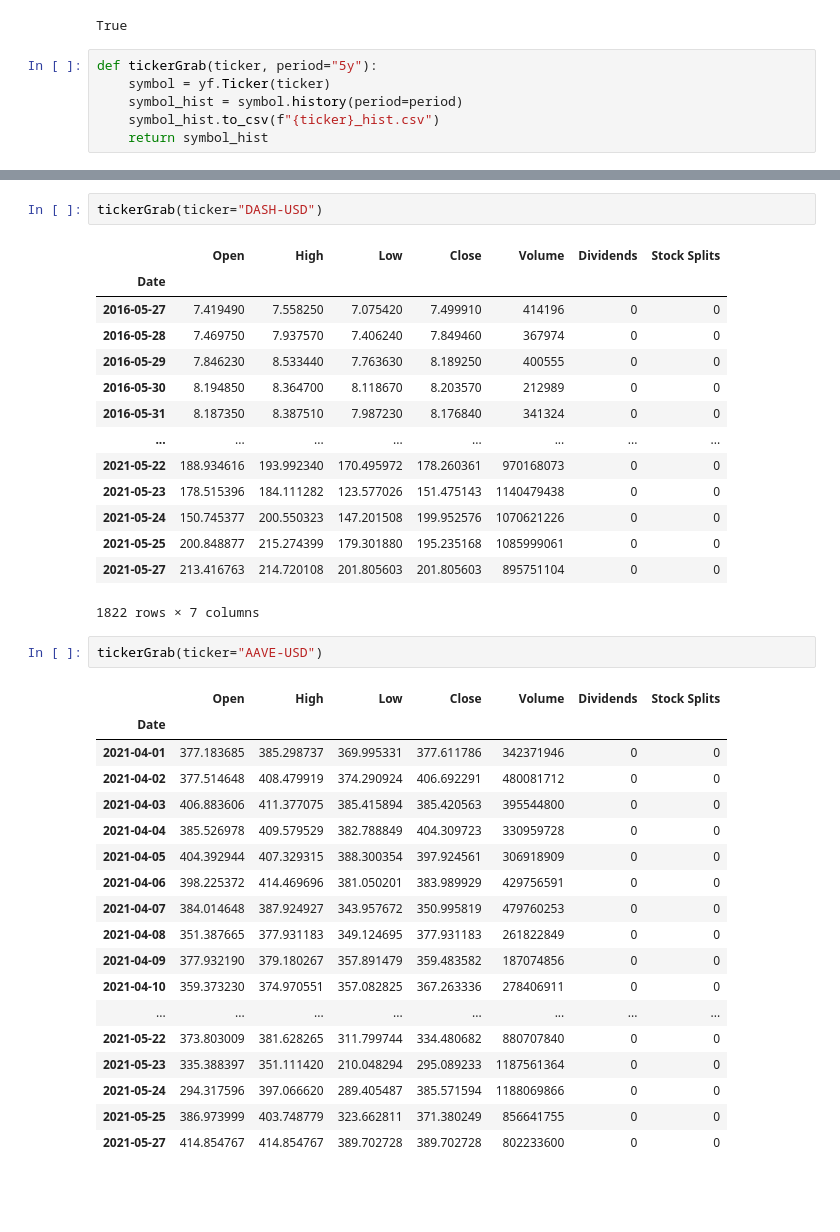
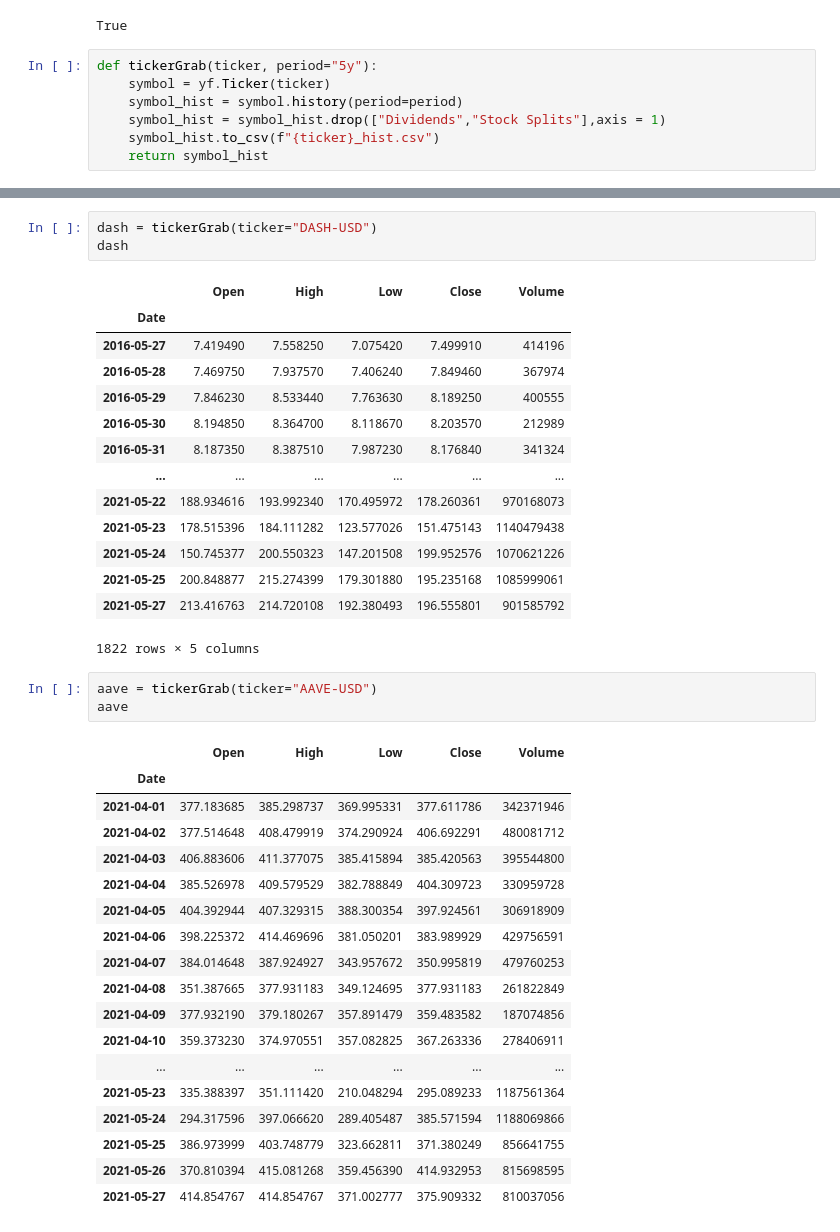
Before and after one commit to Jfrog242/ideal_crypto_stock_portfolio, a Jupyter notebook: crypto_dataframe.ipynb, the cells around one changed output, grey strips where cells are left out. Cells and saved outputs as stored; diff of their text form; blank space fills up the shorter version.

```diff
--- a/crypto_dataframe.ipynb
+++ b/crypto_dataframe.ipynb
@@ -12,6 +12,7 @@ True
 def tickerGrab(ticker, period="5y"):
     symbol = yf.Ticker(ticker)
     symbol_hist = symbol.history(period=period)
+    symbol_hist = symbol_hist.drop(["Dividends","Stock Splits"],axis = 1)
     symbol_hist.to_csv(f"{ticker}_hist.csv")
     return symbol_hist
 # %%
@@ -156,38 +165,40 @@ tickerGrab(ticker="ADA-USD")
 # %%
-tickerGrab(ticker="DASH-USD")
+dash = tickerGrab(ticker="DASH-USD")
+dash
 # %% [output]
-|  | Open | High | Low | Close | Volume | Dividends | Stock Splits |
-| Date |  |  |  |  |  |  |  |
-| 2016-05-27 | 7.419490 | 7.558250 | 7.075420 | 7.499910 | 414196 | 0 | 0 |
-| 2016-05-28 | 7.469750 | 7.937570 | 7.406240 | 7.849460 | 367974 | 0 | 0 |
-| 2016-05-29 | 7.846230 | 8.533440 | 7.763630 | 8.189250 | 400555 | 0 | 0 |
-| 2016-05-30 | 8.194850 | 8.364700 | 8.118670 | 8.203570 | 212989 | 0 | 0 |
-| 2016-05-31 | 8.187350 | 8.387510 | 7.987230 | 8.176840 | 341324 | 0 | 0 |
-| ... | ... | ... | ... | ... | ... | ... | ... |
-| 2021-05-22 | 188.934616 | 193.992340 | 170.495972 | 178.260361 | 970168073 | 0 | 0 |
-| 2021-05-23 | 178.515396 | 184.111282 | 123.577026 | 151.475143 | 1140479438 | 0 | 0 |
-| 2021-05-24 | 150.745377 | 200.550323 | 147.201508 | 199.952576 | 1070621226 | 0 | 0 |
-| 2021-05-25 | 200.848877 | 215.274399 | 179.301880 | 195.235168 | 1085999061 | 0 | 0 |
-| 2021-05-27 | 213.416763 | 214.720108 | 201.805603 | 201.805603 | 895751104 | 0 | 0 |
+|  | Open | High | Low | Close | Volume |
+| Date |  |  |  |  |  |
+| 2016-05-27 | 7.419490 | 7.558250 | 7.075420 | 7.499910 | 414196 |
+| 2016-05-28 | 7.469750 | 7.937570 | 7.406240 | 7.849460 | 367974 |
+| 2016-05-29 | 7.846230 | 8.533440 | 7.763630 | 8.189250 | 400555 |
+| 2016-05-30 | 8.194850 | 8.364700 | 8.118670 | 8.203570 | 212989 |
+| 2016-05-31 | 8.187350 | 8.387510 | 7.987230 | 8.176840 | 341324 |
+| ... | ... | ... | ... | ... | ... |
+| 2021-05-22 | 188.934616 | 193.992340 | 170.495972 | 178.260361 | 970168073 |
+| 2021-05-23 | 178.515396 | 184.111282 | 123.577026 | 151.475143 | 1140479438 |
+| 2021-05-24 | 150.745377 | 200.550323 | 147.201508 | 199.952576 | 1070621226 |
+| 2021-05-25 | 200.848877 | 215.274399 | 179.301880 | 195.235168 | 1085999061 |
+| 2021-05-27 | 213.416763 | 214.720108 | 192.380493 | 196.555801 | 901585792 |
-1822 rows × 7 columns
+1822 rows × 5 columns
 # %%
-tickerGrab(ticker="AAVE-USD")
+aave = tickerGrab(ticker="AAVE-USD")
+aave
 # %% [output]
-|  | Open | High | Low | Close | Volume | Dividends | Stock Splits |
-| Date |  |  |  |  |  |  |  |
-| 2021-04-01 | 377.183685 | 385.298737 | 369.995331 | 377.611786 | 342371946 | 0 | 0 |
-| 2021-04-02 | 377.514648 | 408.479919 | 374.290924 | 406.692291 | 480081712 | 0 | 0 |
-| 2021-04-03 | 406.883606 | 411.377075 | 385.415894 | 385.420563 | 395544800 | 0 | 0 |
-| 2021-04-04 | 385.526978 | 409.579529 | 382.788849 | 404.309723 | 330959728 | 0 | 0 |
-| 2021-04-05 | 404.392944 | 407.329315 | 388.300354 | 397.924561 | 306918909 | 0 | 0 |
-| 2021-04-06 | 398.225372 | 414.469696 | 381.050201 | 383.989929 | 429756591 | 0 | 0 |
-| 2021-04-07 | 384.014648 | 387.924927 | 343.957672 | 350.995819 | 479760253 | 0 | 0 |
-| 2021-04-08 | 351.387665 | 377.931183 | 349.124695 | 377.931183 | 261822849 | 0 | 0 |
-| 2021-04-09 | 377.932190 | 379.180267 | 357.891479 | 359.483582 | 187074856 | 0 | 0 |
-| 2021-04-10 | 359.373230 | 374.970551 | 357.082825 | 367.263336 | 278406911 | 0 | 0 |
-| ... | ... | ... | ... | ... | ... | ... | ... |
-| 2021-05-22 | 373.803009 | 381.628265 | 311.799744 | 334.480682 | 880707840 | 0 | 0 |
-| 2021-05-23 | 335.388397 | 351.111420 | 210.048294 | 295.089233 | 1187561364 | 0 | 0 |
-| 2021-05-24 | 294.317596 | 397.066620 | 289.405487 | 385.571594 | 1188069866 | 0 | 0 |
-| 2021-05-25 | 386.973999 | 403.748779 | 323.662811 | 371.380249 | 856641755 | 0 | 0 |
-| 2021-05-27 | 414.854767 | 414.854767 | 389.702728 | 389.702728 | 802233600 | 0 | 0 |
+|  | Open | High | Low | Close | Volume |
+| Date |  |  |  |  |  |
+| 2021-04-01 | 377.183685 | 385.298737 | 369.995331 | 377.611786 | 342371946 |
+| 2021-04-02 | 377.514648 | 408.479919 | 374.290924 | 406.692291 | 480081712 |
+| 2021-04-03 | 406.883606 | 411.377075 | 385.415894 | 385.420563 | 395544800 |
+| 2021-04-04 | 385.526978 | 409.579529 | 382.788849 | 404.309723 | 330959728 |
+| 2021-04-05 | 404.392944 | 407.329315 | 388.300354 | 397.924561 | 306918909 |
+| 2021-04-06 | 398.225372 | 414.469696 | 381.050201 | 383.989929 | 429756591 |
+| 2021-04-07 | 384.014648 | 387.924927 | 343.957672 | 350.995819 | 479760253 |
+| 2021-04-08 | 351.387665 | 377.931183 | 349.124695 | 377.931183 | 261822849 |
+| 2021-04-09 | 377.932190 | 379.180267 | 357.891479 | 359.483582 | 187074856 |
+| 2021-04-10 | 359.373230 | 374.970551 | 357.082825 | 367.263336 | 278406911 |
+| ... | ... | ... | ... | ... | ... |
+| 2021-05-23 | 335.388397 | 351.111420 | 210.048294 | 295.089233 | 1187561364 |
+| 2021-05-24 | 294.317596 | 397.066620 | 289.405487 | 385.571594 | 1188069866 |
+| 2021-05-25 | 386.973999 | 403.748779 | 323.662811 | 371.380249 | 856641755 |
+| 2021-05-26 | 370.810394 | 415.081268 | 359.456390 | 414.932953 | 815698595 |
+| 2021-05-27 | 414.854767 | 414.854767 | 371.002777 | 375.909332 | 810037056 |
```
Also changed, not shown: parts of 8 cells of this notebook, 10 other files.
